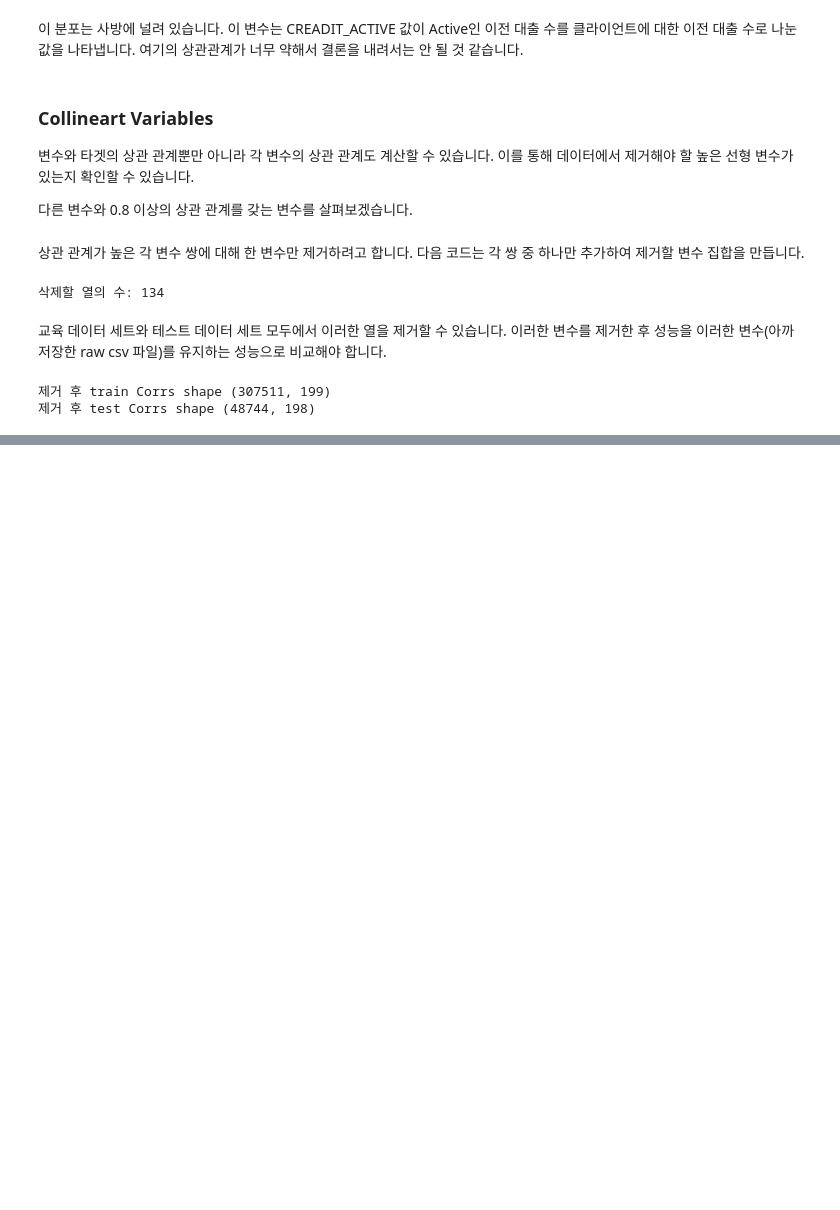
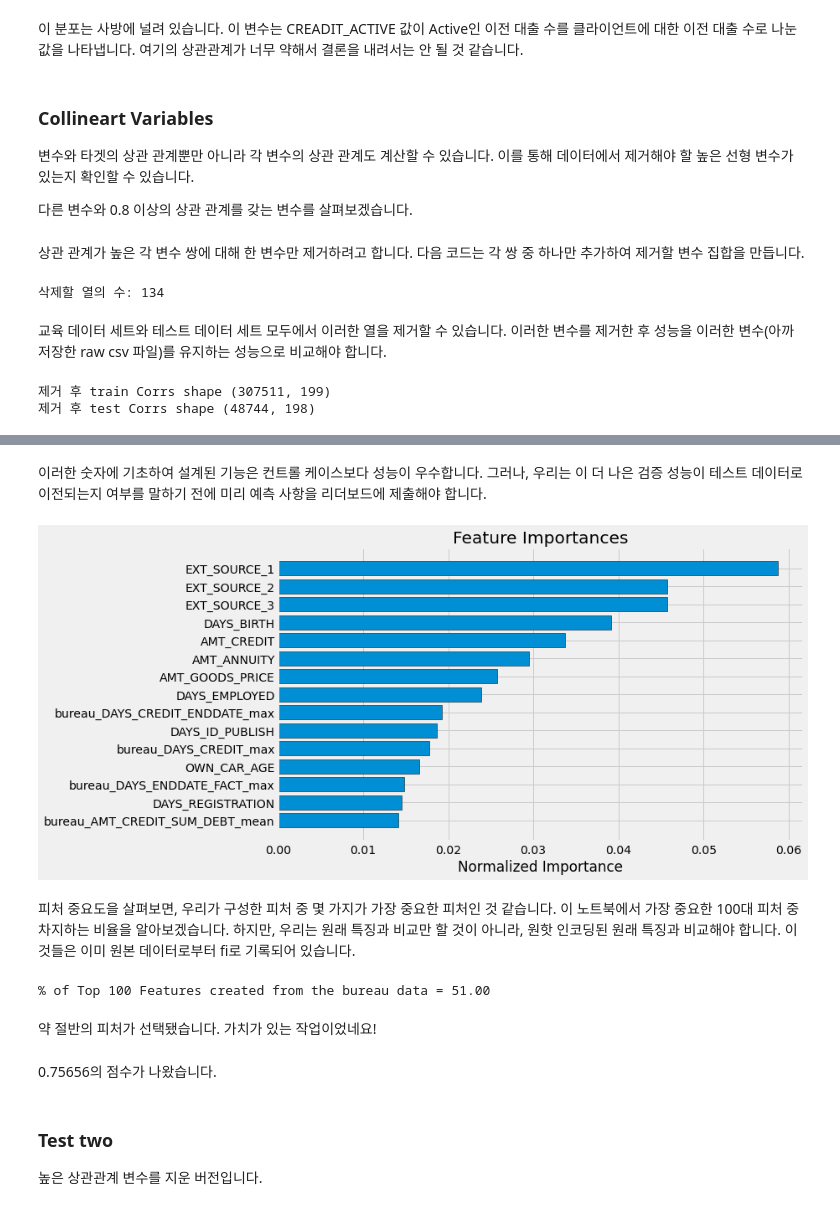
Before and after one commit to Haebuk/kagglestudy, a Jupyter notebook: Home credit competition/home_2_유재성.ipynb, the cells around one changed output, grey strips where cells are left out. Cells and saved outputs as stored; diff of their text form; code cells hidden in the pictures; blank space fills up the shorter version.

```diff
--- a/Home credit competition/home_2_유재성.ipynb
+++ b/Home credit competition/home_2_유재성.ipynb
@@ -884,0 +1065,39 @@ test_corrs_removed.to_csv('test_bureau_corrs_removed.csv', index=False)
+# %%
+def plot_feature_importances(df):
+    """
+    모델에서 반환된 중요도를 그리는 함수
+
+    Args:
+        df (dataframe): 피처 중요도. 'features'열과 'importances'열 구성
+
+    Returns:
+        15개의 가장 중요한 피처 중요도를 보여줌
+
+        df(dataframe): 내림차순으로 정렬된 피처 중요도
+    """
+
+    # Sort features according to importance
+    df = df.sort_values('importance', ascending=False).reset_index()
+
+    # Normalize the feature importances to add up to one
+    df['importance_normalized'] = df['importance'] / df['importance'].sum()
+
+    # Make a horizontal bar chart of feature importances
+    plt.figure(figsize=(10, 6))
+    ax = plt.subplot()
+
+    # Need to reverse the index to plot most important on top
+    ax.barh(list(reversed(list(df.index[:15]))),
+           df['importance_normalized'].head(15),
+           align='center', edgecolor='k')
+
+    # Set the yticks and labels
+    ax.set_yticks(list(reversed(list(df.index[:15]))))
+    ax.set_yticklabels(df['feature'].head(15))
+
+    # Plot labeling
+    plt.xlabel('Normalized Importance')
+    plt.title('Feature Importances')
+    plt.show()
+
+    return df
@@ -884,0 +1157,2 @@ test_corrs_removed.to_csv('test_bureau_corrs_removed.csv', index=False)
+# %%
+submission_raw, fi_raw, metrics_raw = model(train, test)
@@ -884,0 +1187,17 @@ test_corrs_removed.to_csv('test_bureau_corrs_removed.csv', index=False)
+# %% [markdown]
+이러한 숫자에 기초하여 설계된 기능은 컨트롤 케이스보다 성능이 우수합니다. 그러나, 우리는 이 더 나은 검증 성능이 테스트 데이터로 이전되는지 여부를 말하기 전에 미리 예측 사항을 리더보드에 제출해야 합니다.
+# %%
+fi_raw_sorted = plot_feature_importances(fi_raw)
+# %% [output]
+[figure, added]
+# %% [markdown]
+피처 중요도을 살펴보면, 우리가 구성한 피처 중 몇 가지가 가장 중요한 피처인 것 같습니다. 이 노트북에서 가장 중요한 100대 피처 중 차지하는 비율을 알아보겠습니다. 하지만, 우리는 원래 특징과 비교만 할 것이 아니라, 원핫 인코딩된 원래 특징과 비교해야 합니다. 이것들은 이미 원본 데이터로부터 fi로 기록되어 있습니다.
+# %%
+top_100 = list(fi_raw_sorted['feature'])[:100]
+new_features = [x for x in top_100 if x not in list(fi['feature'])]
+
+print('%% of Top 100 Features created from the bureau data = %d.00' % len(new_features))
+# %% [output]
+% of Top 100 Features created from the bureau data = 51.00
+# %% [markdown]
+약 절반의 피처가 선택됐습니다. 가치가 있는 작업이었네요!
@@ -884,0 +1206,5 @@ test_corrs_removed.to_csv('test_bureau_corrs_removed.csv', index=False)
+# %% [markdown]
+0.75656의 점수가 나왔습니다.
+# %% [markdown]
+### Test two
+높은 상관관계 변수를 지운 버전입니다.
```
Also changed, not shown: parts of 25 cells of this notebook.
